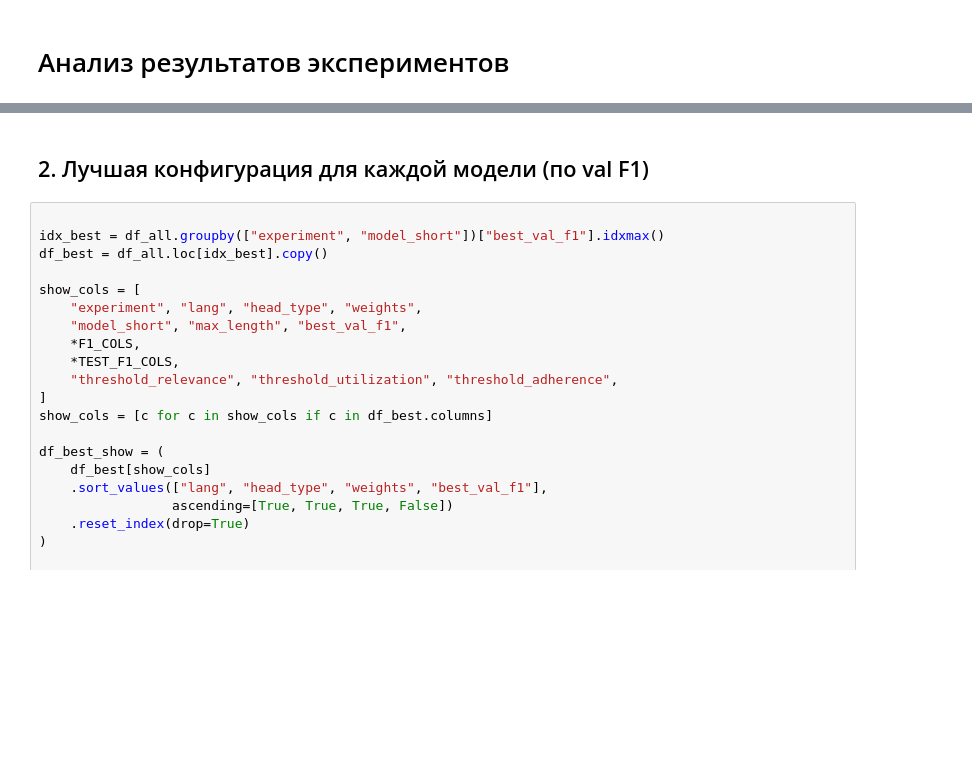
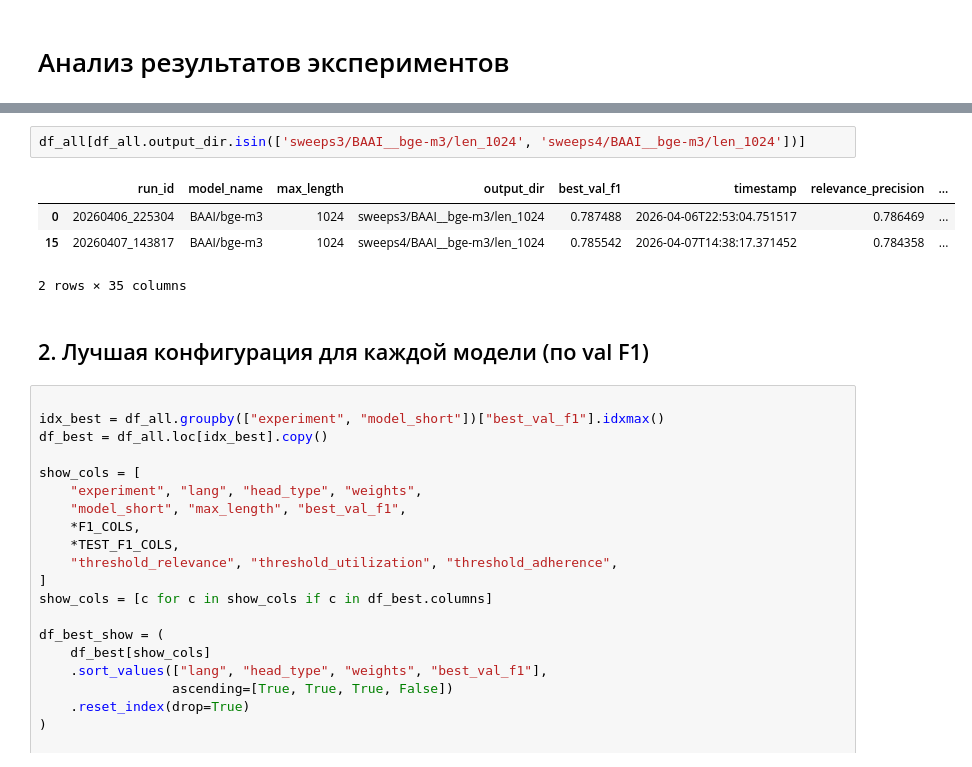
Before and after one commit to z3mois/ruRagEvaluation, a Jupyter notebook: analysis.ipynb, the cells around one changed output, grey strips where cells are left out. Cells and saved outputs as stored; diff of their text form; blank space fills up the shorter version.

```diff
--- a/analysis.ipynb
+++ b/analysis.ipynb
@@ -86,3 +109,10 @@ df_all.head()
+# %%
+df_all[df_all.output_dir.isin(['sweeps3/BAAI__bge-m3/len_1024', 'sweeps4/BAAI__bge-m3/len_1024'])]
+# %% [output]
+|  | run_id | model_name | max_length | output_dir | best_val_f1 | timestamp | relevance_precision | ... |
+| 0 | 20260406_225304 | BAAI/bge-m3 | 1024 | sweeps3/BAAI__bge-m3/len_1024 | 0.787488 | 2026-04-06T22:53:04.751517 | 0.786469 | ... |
+| 15 | 20260407_143817 | BAAI/bge-m3 | 1024 | sweeps4/BAAI__bge-m3/len_1024 | 0.785542 | 2026-04-07T14:38:17.371452 | 0.784358 | ... |
+2 rows × 35 columns
 # %% [markdown]
 ## 2. Лучшая конфигурация для каждой модели (по val F1)
 # %%
```
Also changed, not shown: parts of 17 cells of this notebook, 23 other files.
